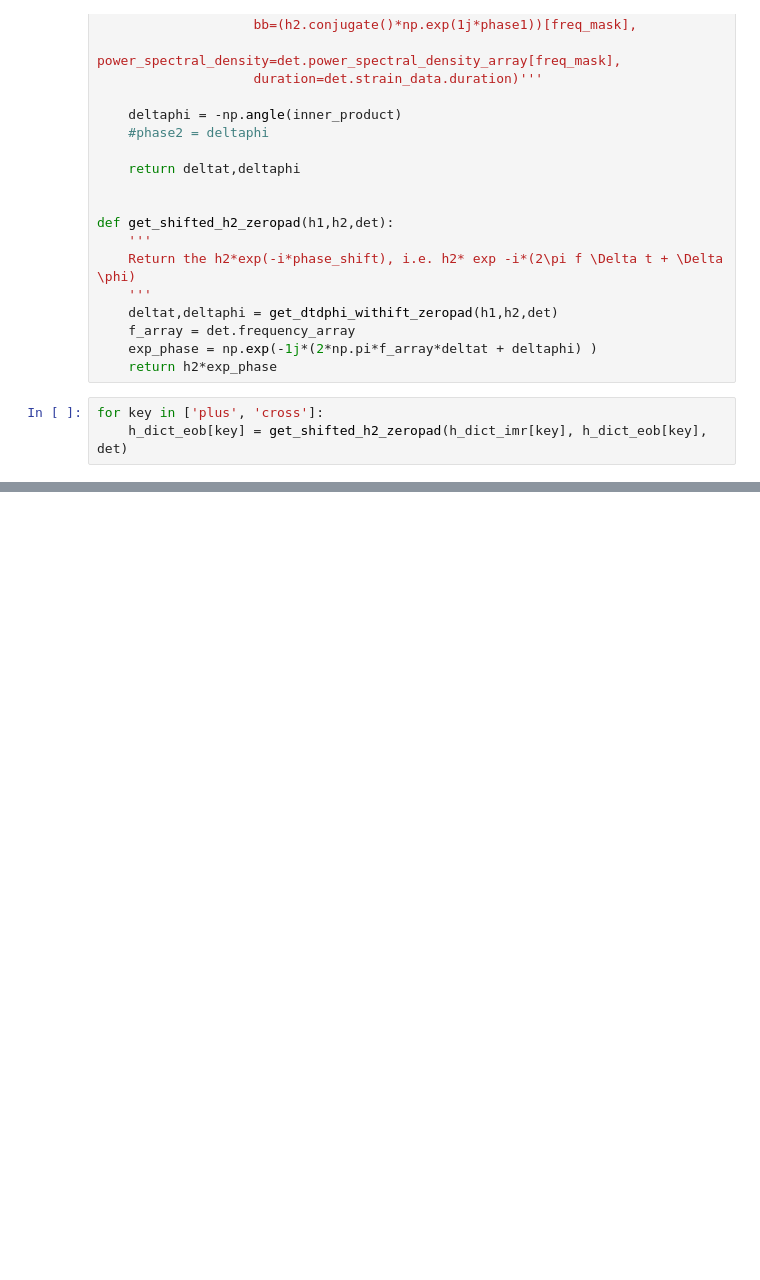
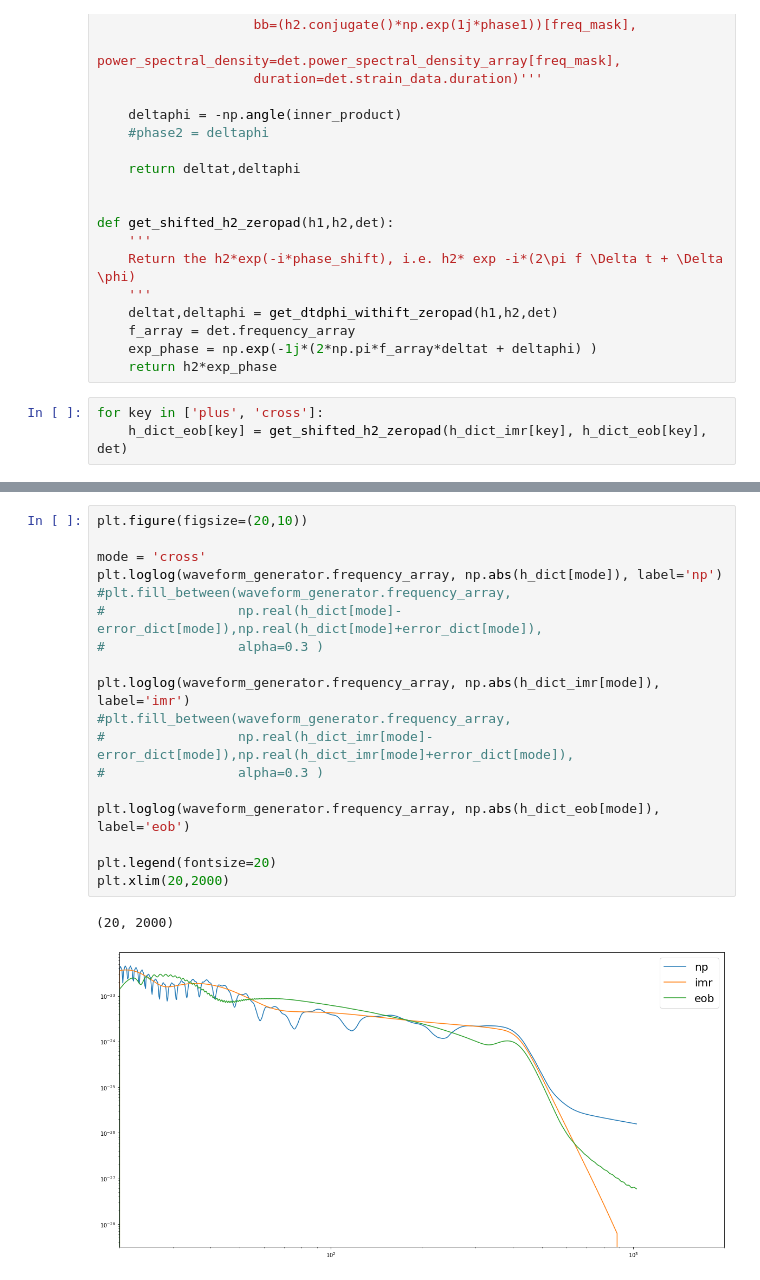
Before and after one commit to MarinerQ/npf_GWwaveform, a Jupyter notebook: gw/training/fd/npwavegen.ipynb, the cells around one changed output, grey strips where cells are left out. Cells and saved outputs as stored; diff of their text form; blank space fills up the shorter version.

```diff
--- a/gw/training/fd/npwavegen.ipynb
+++ b/gw/training/fd/npwavegen.ipynb
@@ -182,0 +202,21 @@ plt.xlim(20,100)
+# %%
+plt.figure(figsize=(20,10))
+
+mode = 'cross'
+plt.loglog(waveform_generator.frequency_array, np.abs(h_dict[mode]), label='np')
+#plt.fill_between(waveform_generator.frequency_array,
+#                 np.real(h_dict[mode]-error_dict[mode]),np.real(h_dict[mode]+error_dict[mode]),
+#                 alpha=0.3 )
+
+plt.loglog(waveform_generator.frequency_array, np.abs(h_dict_imr[mode]), label='imr')
+#plt.fill_between(waveform_generator.frequency_array,
+#                 np.real(h_dict_imr[mode]-error_dict[mode]),np.real(h_dict_imr[mode]+error_dict[mode]),
+#                 alpha=0.3 )
+
+plt.loglog(waveform_generator.frequency_array, np.abs(h_dict_eob[mode]), label='eob')
+
+plt.legend(fontsize=20)
+plt.xlim(20,2000)
+# %% [output]
+(20, 2000)
+[figure, added]
```
Also changed, not shown: parts of 10 cells of this notebook, 2 other files.
